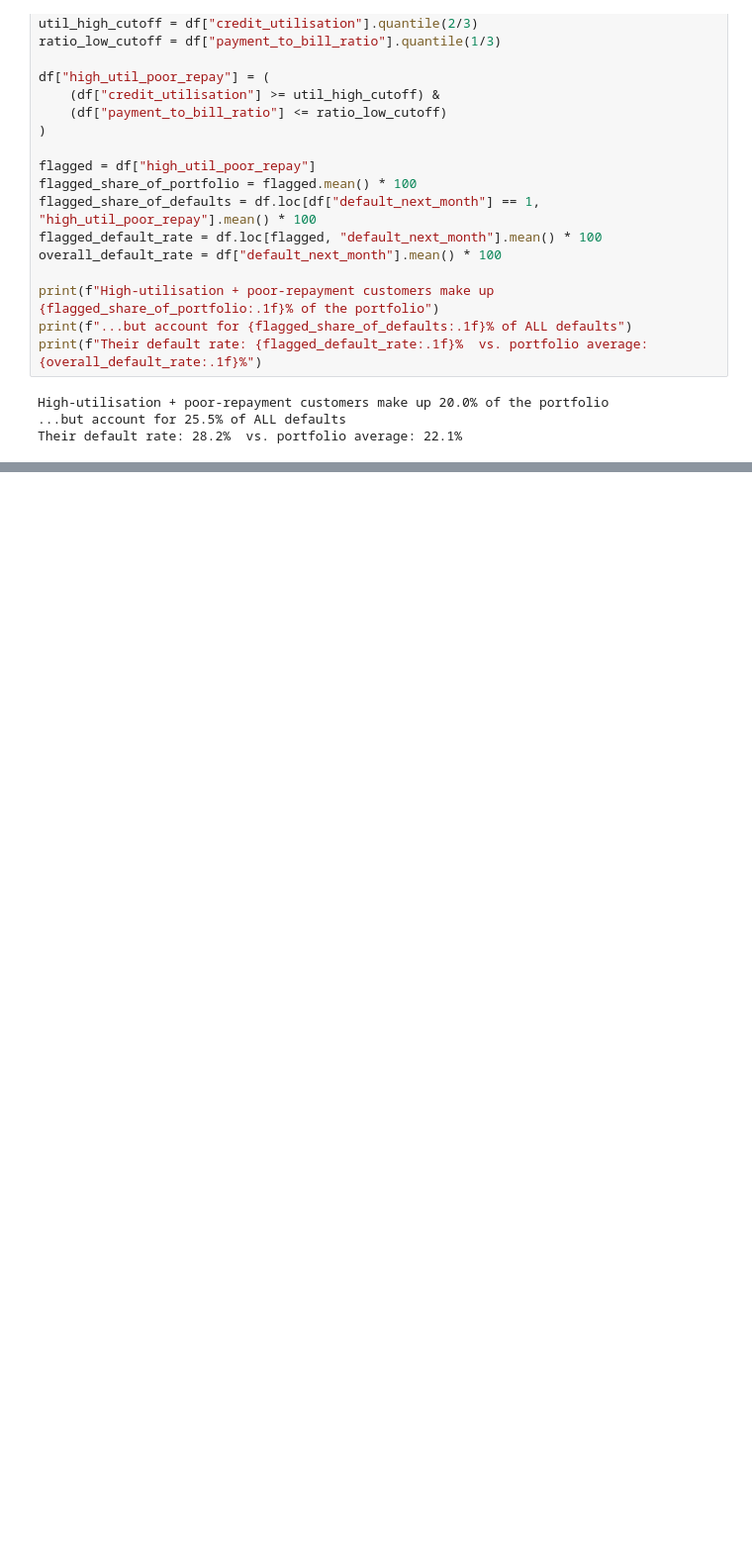
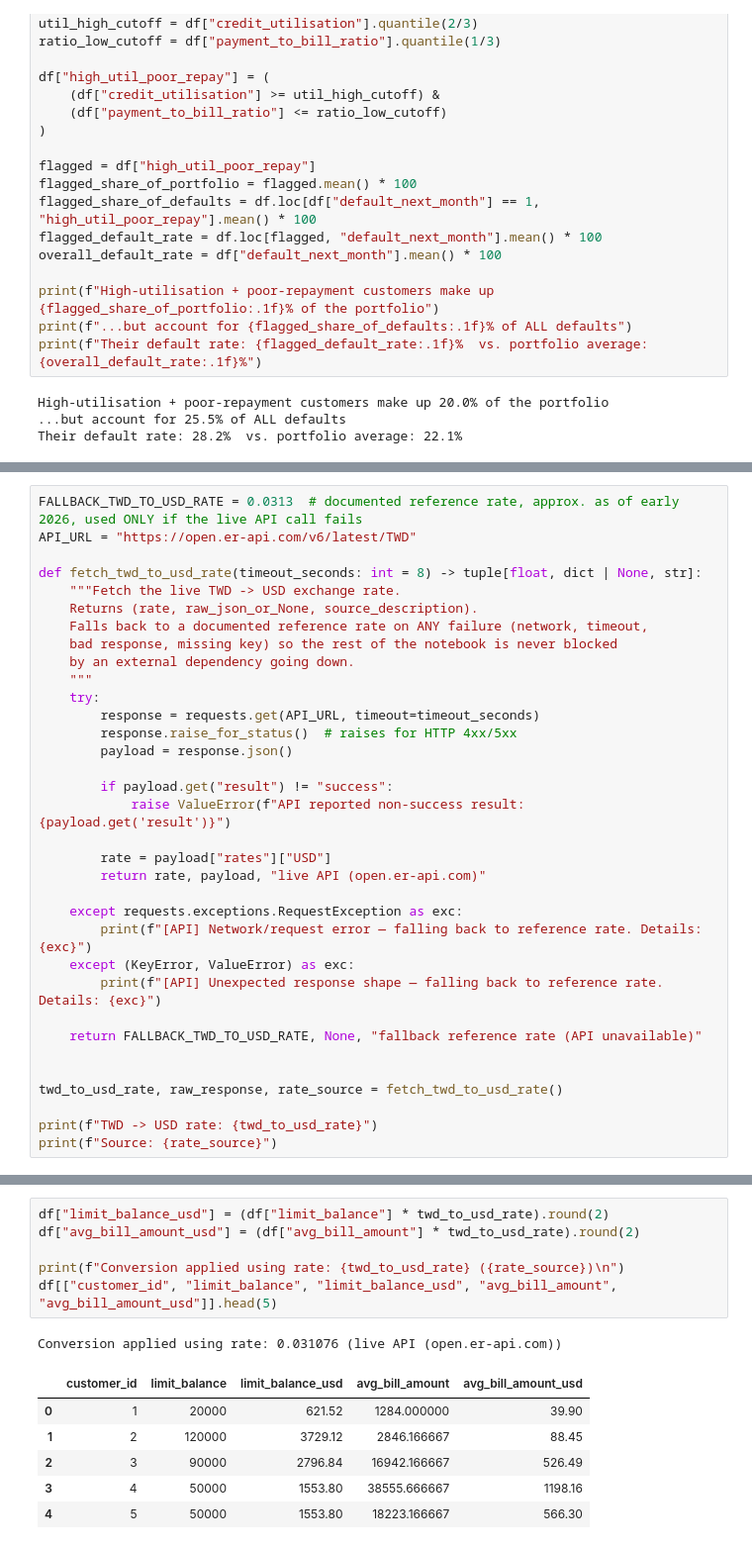
Before and after one commit to Dewmi2004/NovaX--Group-project-of-Python-for-DS-AI, a Jupyter notebook: NovaX.ipynb, the cells around one changed output, grey strips where cells are left out. Shown at 99% size. Saved outputs shown, nothing was run; the diff lists cells and outputs as text; blank space fills up the shorter version.

```diff
--- a/NovaX.ipynb
+++ b/NovaX.ipynb
@@ -2144,3 +2144,37 @@ strategy_table
 | 1 | Watchlist | 32.9% | 16.7% | Automated payment reminders + opt... | Early signs of stress; a low-cost... |
 | 2 | At-Risk | 14.8% | 34.4% | Proactive outreach + optional pay... | Repeated delays or high exposure;... |
 | 3 | Critical | 10.2% | 60.8% | Formal credit review; structured ... | Severe, sustained delinquency wit... |
+# %%
+FALLBACK_TWD_TO_USD_RATE = 0.0313  # documented reference rate, approx. as of early 2026, used ONLY if the live API call fails
+API_URL = "https://open.er-api.com/v6/latest/TWD"
+
+def fetch_twd_to_usd_rate(timeout_seconds: int = 8) -> tuple[float, dict | None, str]:
+    """Fetch the live TWD -> USD exchange rate.
+    Returns (rate, raw_json_or_None, source_description).
+    Falls back to a documented reference rate on ANY failure (network, timeout,
+    bad response, missing key) so the rest of the notebook is never blocked
+    by an external dependency going down.
+    """
+    try:
+        response = requests.get(API_URL, timeout=timeout_seconds)
+        response.raise_for_status()  # raises for HTTP 4xx/5xx
+        payload = response.json()
+
+        if payload.get("result") != "success":
+            raise ValueError(f"API reported non-success result: {payload.get('result')}")
+
+        rate = payload["rates"]["USD"]
+        return rate, payload, "live API (open.er-api.com)"
+
+    except requests.exceptions.RequestException as exc:
+        print(f"[API] Network/request error — falling back to reference rate. Details: {exc}")
+    except (KeyError, ValueError) as exc:
+        print(f"[API] Unexpected response shape — falling back to reference rate. Details: {exc}")
+
+    return FALLBACK_TWD_TO_USD_RATE, None, "fallback reference rate (API unavailable)"
+
+
+twd_to_usd_rate, raw_response, rate_source = fetch_twd_to_usd_rate()
+
+print(f"TWD -> USD rate: {twd_to_usd_rate}")
+print(f"Source: {rate_source}")
@@ -2146,0 +2221,14 @@ strategy_table
+# %%
+df["limit_balance_usd"] = (df["limit_balance"] * twd_to_usd_rate).round(2)
+df["avg_bill_amount_usd"] = (df["avg_bill_amount"] * twd_to_usd_rate).round(2)
+
+print(f"Conversion applied using rate: {twd_to_usd_rate} ({rate_source})\n")
+df[["customer_id", "limit_balance", "limit_balance_usd", "avg_bill_amount", "avg_bill_amount_usd"]].head(5)
+# %% [output]
+Conversion applied using rate: 0.031076 (live API (open.er-api.com))
+|  | customer_id | limit_balance | limit_balance_usd | avg_bill_amount | avg_bill_amount_usd |
+| 0 | 1 | 20000 | 621.52 | 1284.000000 | 39.90 |
+| 1 | 2 | 120000 | 3729.12 | 2846.166667 | 88.45 |
+| 2 | 3 | 90000 | 2796.84 | 16942.166667 | 526.49 |
+| 3 | 4 | 50000 | 1553.80 | 38555.666667 | 1198.16 |
+| 4 | 5 | 50000 | 1553.80 | 18223.166667 | 566.30 |
```
Also changed, not shown: parts of 3 cells of this notebook.
